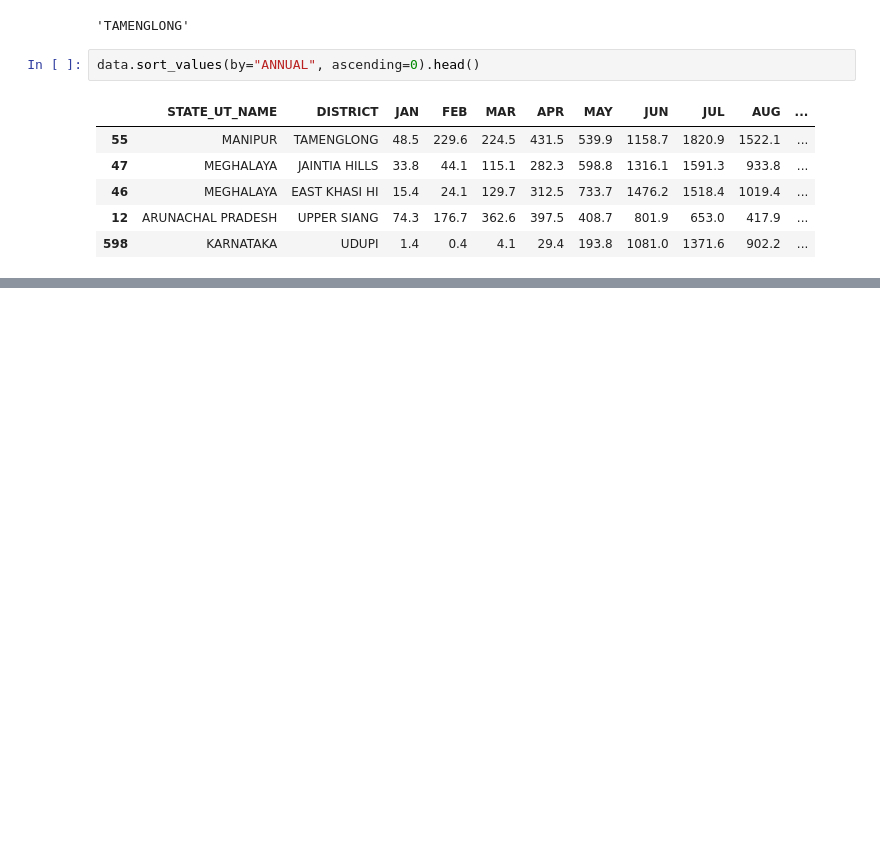
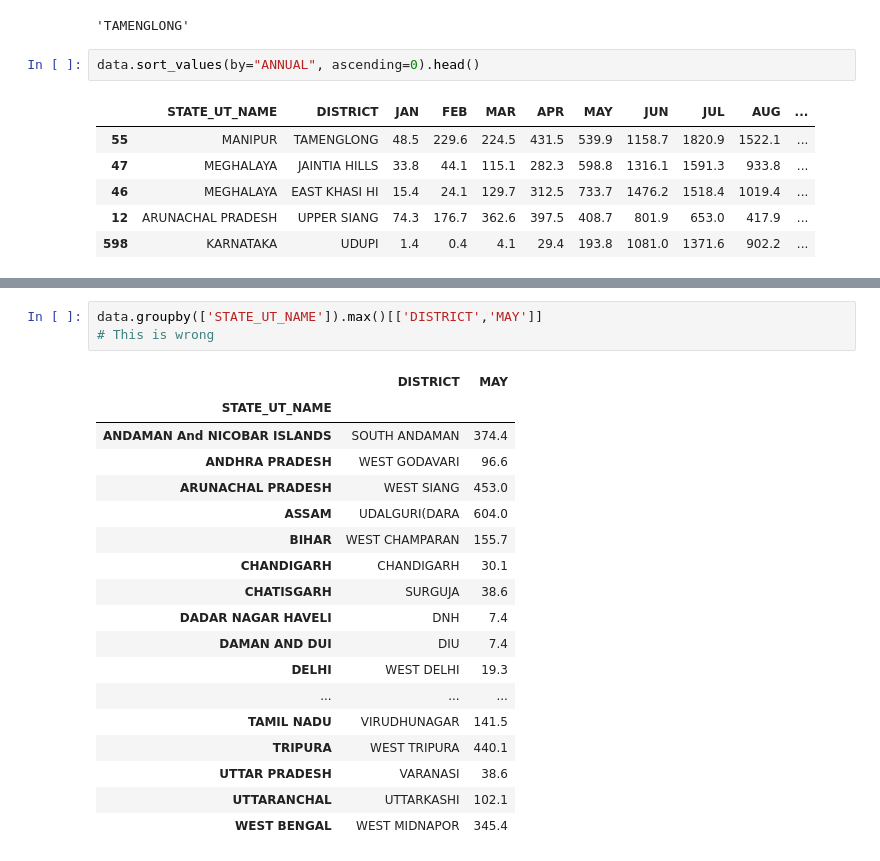
Before and after one commit to shankar7042/data-science-learning, a Jupyter notebook: panads practice.ipynb, the cells around one changed output, grey strips where cells are left out. Drawn from its saved outputs; the diff is of its cells as text; blank space fills up the shorter version.

```diff
--- a/panads practice.ipynb
+++ b/panads practice.ipynb
@@ -60,0 +112,22 @@ data.sort_values(by="ANNUAL", ascending=0).head()
+# %%
+data.groupby(['STATE_UT_NAME']).max()[['DISTRICT','MAY']]
+# This is wrong
+# %% [output]
+|  | DISTRICT | MAY |
+| STATE_UT_NAME |  |  |
+| ANDAMAN And NICOBAR ISLANDS | SOUTH ANDAMAN | 374.4 |
+| ANDHRA PRADESH | WEST GODAVARI | 96.6 |
+| ARUNACHAL PRADESH | WEST SIANG | 453.0 |
+| ASSAM | UDALGURI(DARA | 604.0 |
+| BIHAR | WEST CHAMPARAN | 155.7 |
+| CHANDIGARH | CHANDIGARH | 30.1 |
+| CHATISGARH | SURGUJA | 38.6 |
+| DADAR NAGAR HAVELI | DNH | 7.4 |
+| DAMAN AND DUI | DIU | 7.4 |
+| DELHI | WEST DELHI | 19.3 |
+| ... | ... | ... |
+| TAMIL NADU | VIRUDHUNAGAR | 141.5 |
+| TRIPURA | WEST TRIPURA | 440.1 |
+| UTTAR PRADESH | VARANASI | 38.6 |
+| UTTARANCHAL | UTTARKASHI | 102.1 |
+| WEST BENGAL | WEST MIDNAPOR | 345.4 |
```
Also changed, not shown: parts of 6 cells of this notebook, 1 other file.
